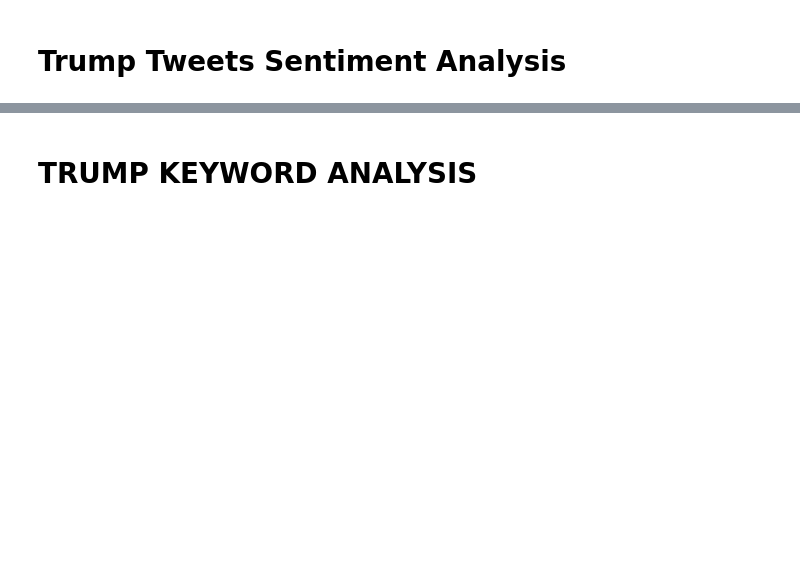
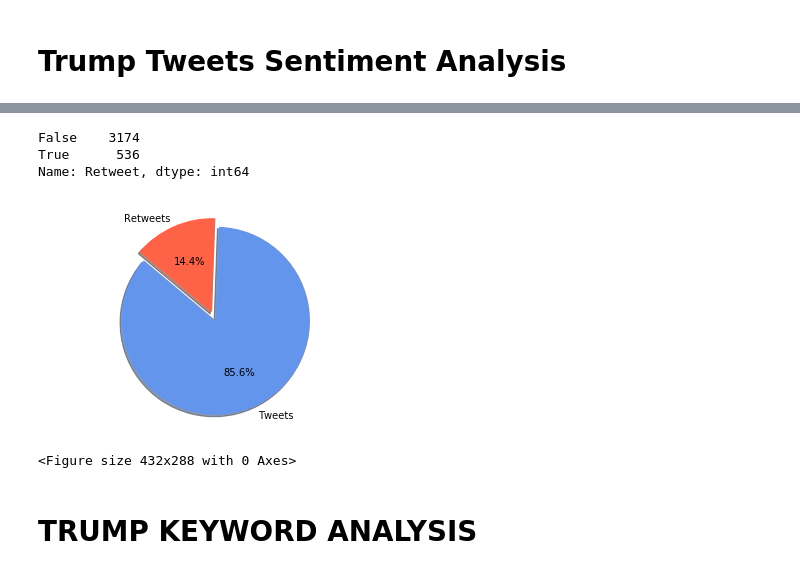
Before and after one commit to prathamantri/TwitterQueens, a Jupyter notebook: Code.ipynb, the cells around one changed output, grey strips where cells are left out. Saved outputs shown, nothing was run; the diff lists cells and outputs as text; code cells hidden in the pictures; blank space fills up the shorter version.

```diff
--- a/Code.ipynb
+++ b/Code.ipynb
@@ -591,38 +641,45 @@ plt.savefig('trump_sentiment_month.png',bbox_inches = "tight")
 # %%
-# trump_data_filter_pdf['word_list'] = key_words
-# trump_data_filter_pdf['Retweet']=""
+combined_trump_tweets['word_list'] = key_words
+combined_trump_tweets['Retweet']=""
+combined_trump_tweets
 
-# for index,row in trump_data_filter_pdf.iterrows():
-#     word_list=row['word_list']
-#     if 'RT' in word_list:
-#          trump_data_filter_pdf.loc[index, 'Retweet']= "True"
-#     else:
-#         trump_data_filter_pdf.loc[index, 'Retweet']= "False"
-
-
-# rtcount=trump_data_filter_pdf['Retweet'].value_counts()
+for index,row in combined_trump_tweets.iterrows():
+    word_list=row['word_list']
+    if 'RT' in word_list:
+        combined_trump_tweets.loc[index, 'Retweet']= "True"
+    else:
+        combined_trump_tweets.loc[index, 'Retweet']= "False"
+rtcount=combined_trump_tweets['Retweet'].value_counts()
+rtcount
+# %% [output]
+False    3174
+True      536
+Name: Retweet, dtype: int64
 # %%
-# # Labels for the sections of our pie chart
-# labels = ["Tweets","Retweets"]
+# Labels for the sections of our pie chart
+labels = ["Tweets","Retweets"]
 
-# # The values of each section of the pie chart
-# sizes = rtcount
+# The values of each section of the pie chart
+sizes = rtcount
 
-# # The colors of each section of the pie chart
-# colors = ["cornflowerblue","tomato"]
+# The colors of each section of the pie chart
+colors = ["cornflowerblue","tomato"]
 
-# # Tells matplotlib to seperate the "Python" section from the others
-# explode = (0.1, 0)
+# Tells matplotlib to seperate the "Python" section from the others
+explode = (0.1, 0)
 
-# # Creates the pie chart based upon the values above
-# # Automatically finds the percentages of each part of the pie chart
-# plt.pie(sizes, explode=explode, labels=labels, colors=colors,
-#       autopct="%1.1f%%", shadow=True, startangle=140)
-# # Tells matplotlib that we want a pie chart with equal axes
-# plt.axis("equal")
-# plt.show()
+# Creates the pie chart based upon the values above
+# Automatically finds the percentages of each part of the pie chart
+plt.pie(sizes, explode=explode, labels=labels, colors=colors,
+     autopct="%1.1f%%", shadow=True, startangle=140)
+# Tells matplotlib that we want a pie chart with equal axes
+plt.axis("equal")
+plt.show()
 
-# plt.savefig('%rt.png', bbox_inches = "tight")
+plt.savefig('%rt.png')
+# %% [output]
+[figure, added]
+<Figure size 432x288 with 0 Axes>
 # %% [markdown]
 # TRUMP KEYWORD ANALYSIS
 # %%
```
Also changed, not shown: parts of 17 cells of this notebook.
